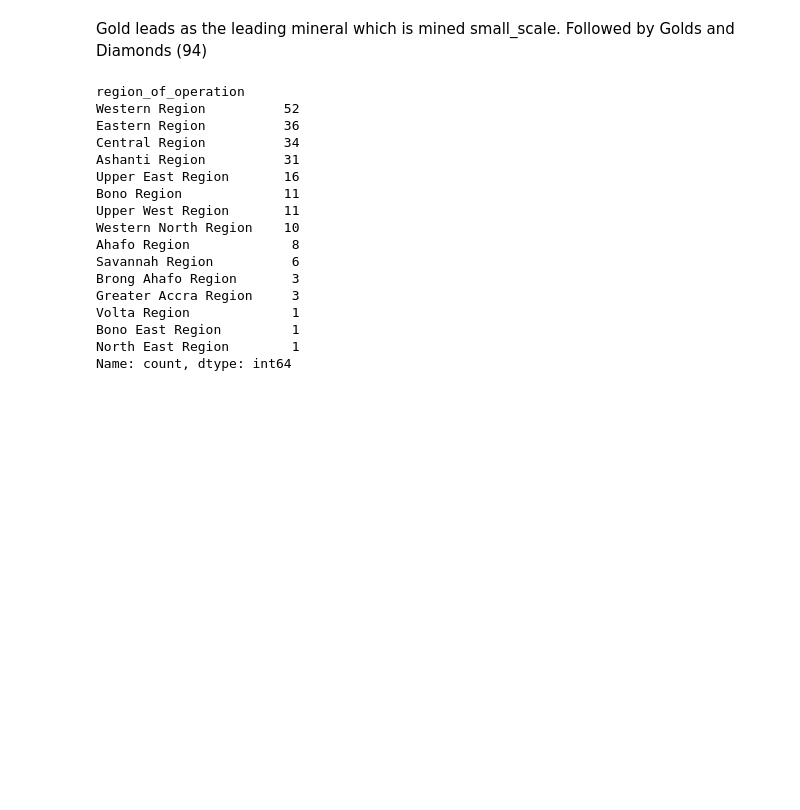
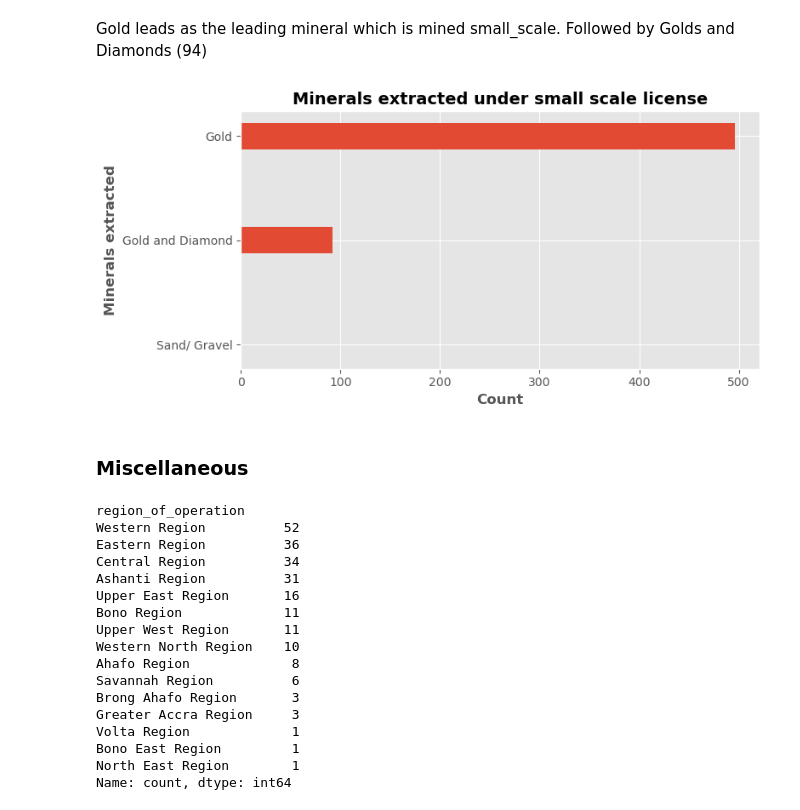
Before and after one commit to MKOfosu/Ghana-mining-licenses-analysis, a Jupyter notebook: Ghana mining license report.ipynb, the cells around one changed output. Drawn from its saved outputs; the diff is of its cells as text; code cells hidden in the pictures; blank space fills up the shorter version.

```diff
--- a/Ghana mining license report.ipynb
+++ b/Ghana mining license report.ipynb
@@ -568,7 +539,9 @@ Name: count, dtype: int64
 The Western, Ashanti, Eastern and Central regions have the most comapnies with small scale mining licenses
 # %%
 # 9. Which minerals are commonly mined?
-small_scale_df.groupby("minerals")["license_code"].nunique()
+small_scale_minerals = small_scale_df.groupby("minerals")["license_code"].nunique()
+
+small_scale_minerals
 # %% [output]
 minerals
 Gold                496
@@ -577,4 +550,25 @@ Sand/ Gravel          1
 Name: license_code, dtype: int64
 # %% [markdown]
 Gold leads as the leading mineral which is mined small_scale. Followed by Golds and Diamonds (94)
+# %%
+# plot the distribution of minerals extracted under small scale licences
+
+fig, ax = plt.subplots(figsize = (8,4))
+
+ax.barh(y = small_scale_minerals.index,
+        width = small_scale_minerals,
+        height = 0.25)
+
+ax.invert_yaxis()
+
+ax.set_ylabel("Minerals extracted", fontweight = "bold")
+ax.set_xlabel("Count", fontweight = "bold")
+ax.set_title("Minerals extracted under small scale license", fontweight = "bold", fontsize = 14)
+
+plt.tight_layout()
+plt.show()
+# %% [output]
+[figure, added]
+# %% [markdown]
+### Miscellaneous
 # %%
```
Also changed, not shown: parts of 11 cells of this notebook, 1 other file.
